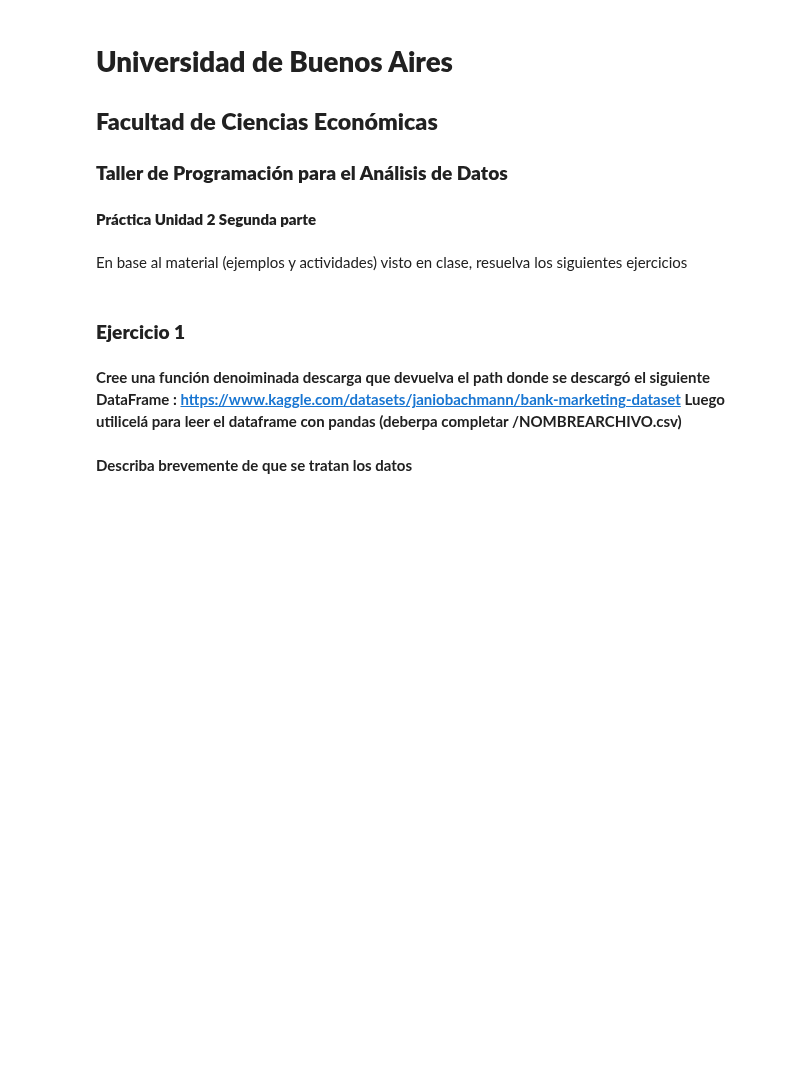
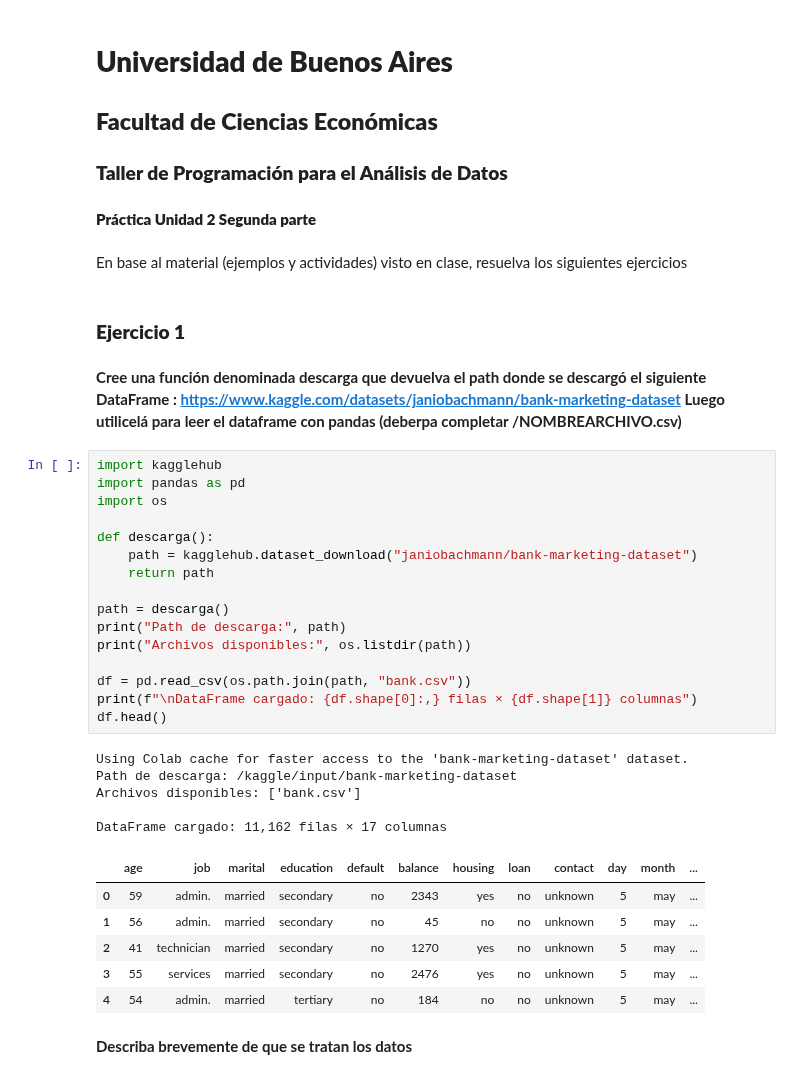
Before and after one commit to alexballera/taller-tgad-fce, a Jupyter notebook: sesiones/segundo-parcial/u2/clase12/TPAD_Práctica_U2_2da_parte.ipynb, the cells around one changed output. Saved outputs shown, nothing was run; the diff lists cells and outputs as text; blank space fills up the shorter version.

```diff
--- a/sesiones/segundo-parcial/u2/clase12/TPAD_Práctica_U2_2da_parte.ipynb
+++ b/sesiones/segundo-parcial/u2/clase12/TPAD_Práctica_U2_2da_parte.ipynb
@@ -15,6 +15,34 @@ En base al material (ejemplos y actividades) visto en clase, resuelva los siguie
 # %% [markdown]
 ### **Ejercicio 1**
 # %% [markdown]
-**Cree una función denoiminada descarga que devuelva el path donde se descargó el siguiente DataFrame : https://www.kaggle.com/datasets/janiobachmann/bank-marketing-dataset Luego utilicelá para leer el dataframe con pandas (deberpa completar /NOMBREARCHIVO.csv)**
+**Cree una función denominada descarga que devuelva el path donde se descargó el siguiente DataFrame : https://www.kaggle.com/datasets/janiobachmann/bank-marketing-dataset Luego utilicelá para leer el dataframe con pandas (deberpa completar /NOMBREARCHIVO.csv)**
+# %%
+import kagglehub
+import pandas as pd
+import os
+
+def descarga():
+    path = kagglehub.dataset_download("janiobachmann/bank-marketing-dataset")
+    return path
+
+path = descarga()
+print("Path de descarga:", path)
+print("Archivos disponibles:", os.listdir(path))
+
+df = pd.read_csv(os.path.join(path, "bank.csv"))
+print(f"\nDataFrame cargado: {df.shape[0]:,} filas × {df.shape[1]} columnas")
+df.head()
+# %% [output]
+Using Colab cache for faster access to the 'bank-marketing-dataset' dataset.
+Path de descarga: /kaggle/input/bank-marketing-dataset
+Archivos disponibles: ['bank.csv']
+
+DataFrame cargado: 11,162 filas × 17 columnas
+|  | age | job | marital | education | default | balance | housing | loan | contact | day | month | ... |
+| 0 | 59 | admin. | married | secondary | no | 2343 | yes | no | unknown | 5 | may | ... |
+| 1 | 56 | admin. | married | secondary | no | 45 | no | no | unknown | 5 | may | ... |
+| 2 | 41 | technician | married | secondary | no | 1270 | yes | no | unknown | 5 | may | ... |
+| 3 | 55 | services | married | secondary | no | 2476 | yes | no | unknown | 5 | may | ... |
+| 4 | 54 | admin. | married | tertiary | no | 184 | no | no | unknown | 5 | may | ... |
 # %% [markdown]
 **Describa brevemente de que se tratan los datos**
```
Also changed, not shown: parts of 26 cells of this notebook, 2 other files.
